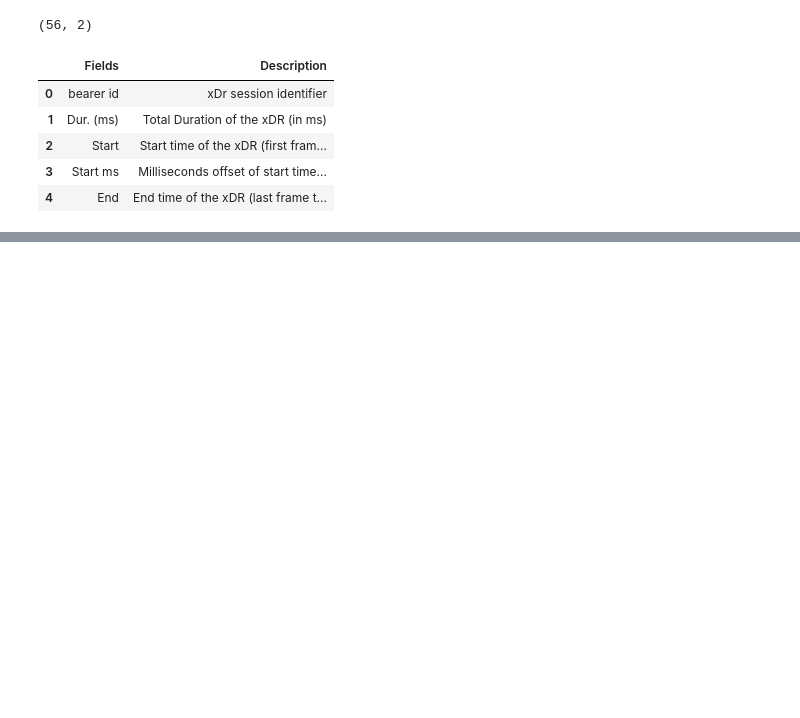
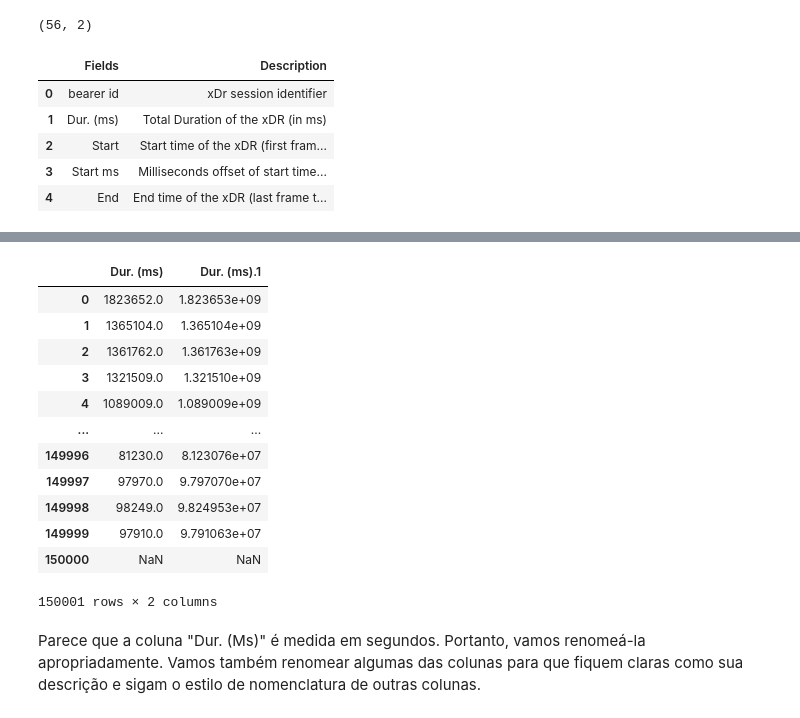
Before and after one commit to ramos-iza/DataScienceAcademy, a Jupyter notebook: projeto3/projeto3.ipynb, the cells around one changed output, grey strips where cells are left out. Saved outputs shown, nothing was run; the diff lists cells and outputs as text; code cells hidden in the pictures; blank space fills up the shorter version.

```diff
--- a/projeto3/projeto3.ipynb
+++ b/projeto3/projeto3.ipynb
@@ -91,0 +177,18 @@ dicionario.head()
+# %%
+dataset[['Dur. (ms)', 'Dur. (ms).1']]
+# %% [output]
+|  | Dur. (ms) | Dur. (ms).1 |
+| 0 | 1823652.0 | 1.823653e+09 |
+| 1 | 1365104.0 | 1.365104e+09 |
+| 2 | 1361762.0 | 1.361763e+09 |
+| 3 | 1321509.0 | 1.321510e+09 |
+| 4 | 1089009.0 | 1.089009e+09 |
+| ... | ... | ... |
+| 149996 | 81230.0 | 8.123076e+07 |
+| 149997 | 97970.0 | 9.797070e+07 |
+| 149998 | 98249.0 | 9.824953e+07 |
+| 149999 | 97910.0 | 9.791063e+07 |
+| 150000 | NaN | NaN |
+150001 rows × 2 columns
+# %% [markdown]
+Parece que a coluna "Dur. (Ms)" é medida em segundos. Portanto, vamos renomeá-la apropriadamente. Vamos também renomear algumas das colunas para que fiquem claras como sua descrição e sigam o estilo de nomenclatura de outras colunas.
```
Also changed, not shown: parts of 13 cells of this notebook.
